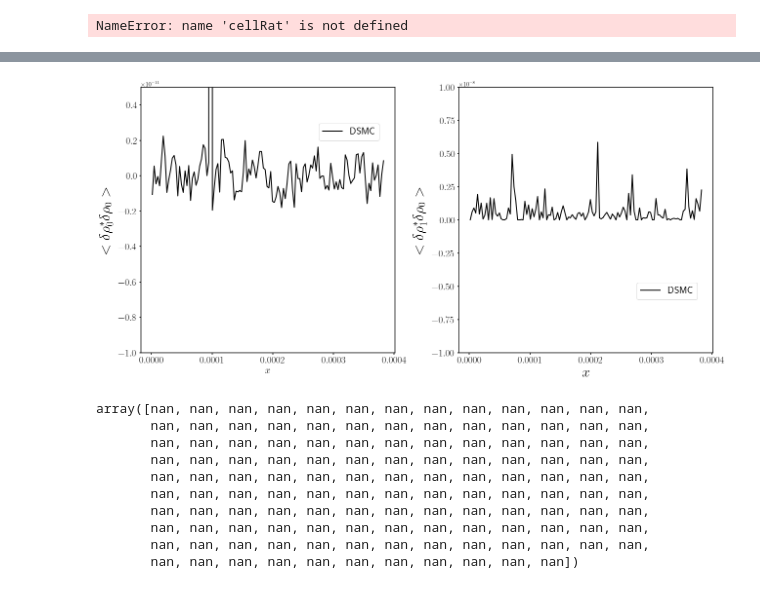
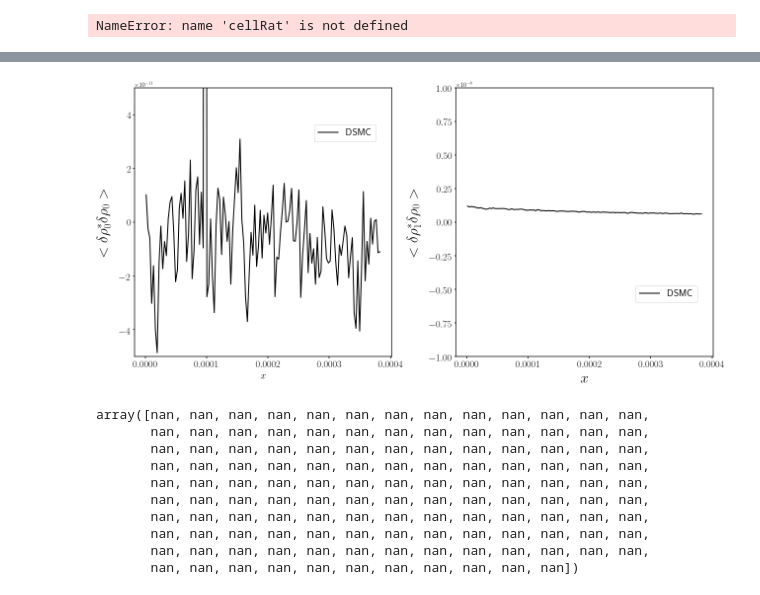
Before and after one commit to AMReX-FHD/notebooks, a Jupyter notebook: dsmcPlotting.ipynb, the cells around one changed output, grey strips where cells are left out. Cells and saved outputs as stored; diff of their text form; code cells hidden in the pictures.

```diff
--- a/dsmcPlotting.ipynb
+++ b/dsmcPlotting.ipynb
@@ -301,5 +298,5 @@ yt : [INFO     ] 2022-05-15 21:24:51,180 Parameters: domain_right_edge         =
 # %%
-time = "/pltvar0000"+"03000000/"
+time = "/pltvar0000"+"00060000/"
 x1b, y1b = return_y_plt('~/giganScratch/DSMCtest3',time,nbins=128,field="rho0*.rho0")
 x2b, y2b = return_y_plt('~/giganScratch/DSMCtest3',time,nbins=128,field="rho1*.rho1")
 x3b, y3b = return_y_plt('~/giganScratch/DSMCtest3',time,nbins=128,field="rho1*.rho0")
@@ -341,35 +324,35 @@ ax1.plot(xDSMC,y5b,color='black',linewidth=2, label='DSMC')
 
 
 
 ax1.set_xlabel(r'$x$', fontsize=20)
 ax1.set_ylabel(r"$<\delta \rho_0^*\delta \rho_0>$", fontsize=30,rotation=90, labelpad=10)
 ax1.tick_params(labelsize=20)
 ax1.legend(loc=(0.7,0.8),fontsize=20)
 #ax1.set_ylim([-100e-14,50e-14])
-ax1.set_ylim([-100e-13,50e-13])
+ax1.set_ylim([-50e-12,50e-12])
 ax1.xaxis.set_tick_params(width=1.5)
 ax1.yaxis.set_tick_params(width=1.5)
 
 
 
 ax2 = fig.add_subplot(1,2,2)
 
 ax2.plot(xDSMC,y6b,color='black',linewidth=2, label='DSMC')
 #ax2.plot(xFHDb,yFHD3b,color='black',linewidth=2,linestyle='dashed', label='FHD')
 
 ax2.set_xlabel(r'$x$', fontsize=30)
 ax2.set_ylabel(r"$<\delta \rho_1^*\delta \rho_0>$", fontsize=30,rotation=90, labelpad=10)
 #ax2.set_ylabel(r"$<\delta T^*\delta T>$", fontsize=30,rotation=90, labelpad=10)
 ax2.set_ylim([-1e-8,1e-8])
 #ax1.set_xlim([-0.1e-7,2e-7])
 ax2.tick_params(labelsize=20)
 ax2.legend(loc=(0.7,0.2),fontsize=20)
 ax2.xaxis.set_tick_params(width=1.5)
 ax2.yaxis.set_tick_params(width=1.5)
 
 fig.savefig("correlations.pdf", bbox_inches = 'tight', pad_inches = 0.05)
 # %% [output]
-[figure, old version]
+[figure, new version]
 # %%
 fhdcell=(xFHD[1]-xFHD[0])**3;
 dsmccell=(3.84e-04/128)*((0.05e-4)*(0.07e-4));
```
Also changed, not shown: parts of 8 cells of this notebook, 1 other file.
